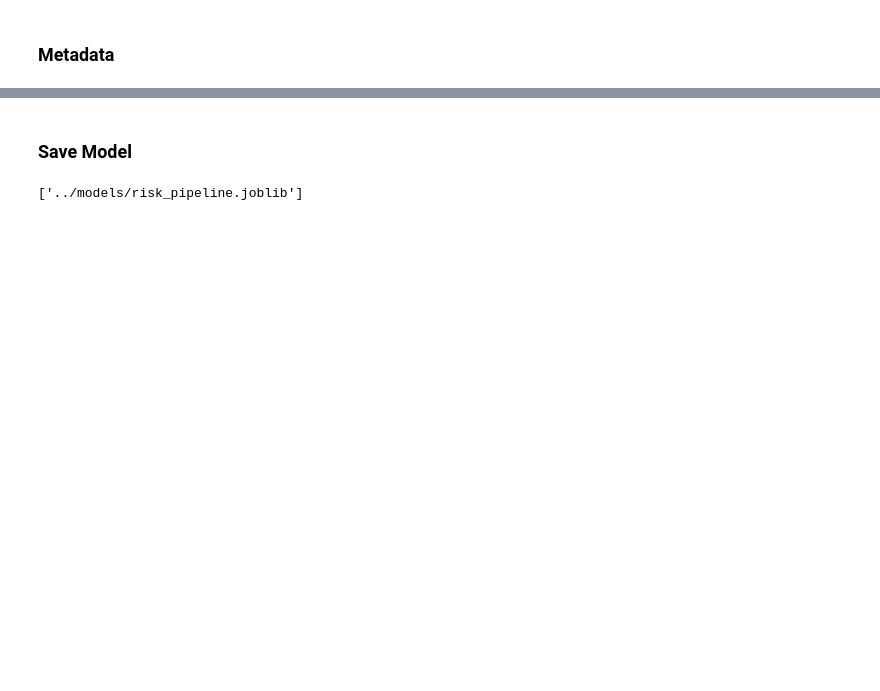
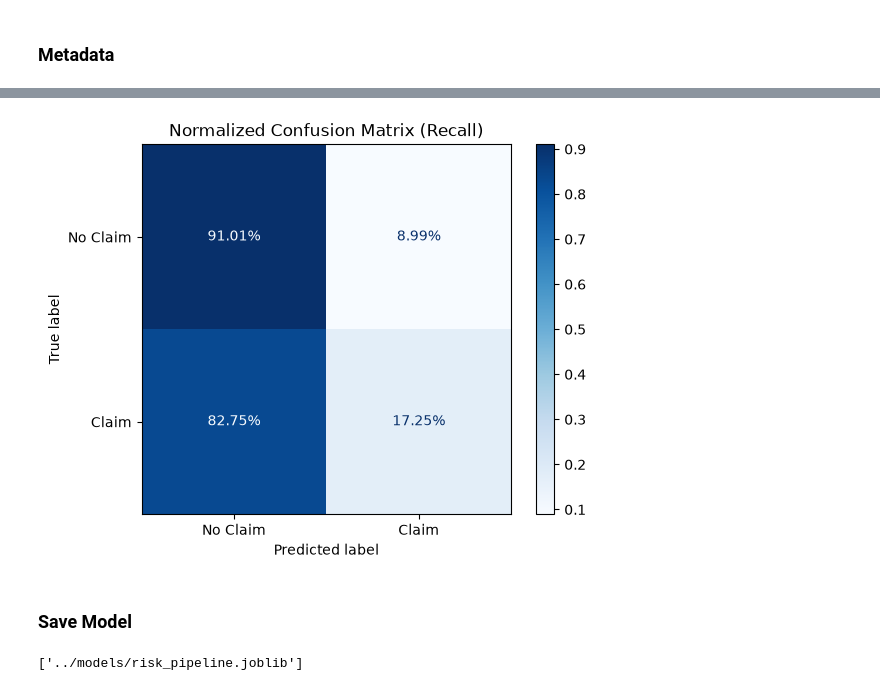
Before and after one commit to gregorovamaria/ds_risk_scoring_case_study, a Jupyter notebook: notebooks/03_risk_scorer.ipynb, the cells around one changed output, grey strips where cells are left out. Saved outputs shown, nothing was run; the diff lists cells and outputs as text; code cells hidden in the pictures; blank space fills up the shorter version.

```diff
--- a/notebooks/03_risk_scorer.ipynb
+++ b/notebooks/03_risk_scorer.ipynb
@@ -242,3 +295,17 @@ with open("../models/xgb_risk_scorer_meta.json", "w") as f:
+# %%
+ConfusionMatrixDisplay.from_predictions(
+    y_test,
+    y_pred_custom,
+    display_labels=["No Claim", "Claim"],
+    normalize="true",
+    values_format=".2%",
+    cmap="Blues",
+)
+plt.title("Normalized Confusion Matrix (Recall)", fontsize=12)
+plt.savefig("../reports/figures/normalized_confusion_matrix.png", dpi=300)
+plt.show()
+# %% [output]
+[figure, added]
 # %% [markdown]
 ### Save Model
 # %%
```
Also changed, not shown: parts of 6 cells of this notebook, 3 other files.
